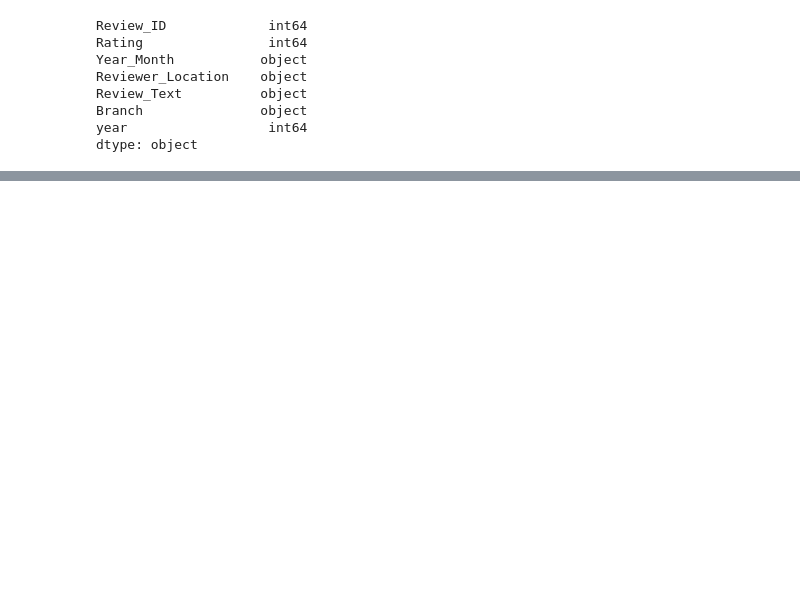
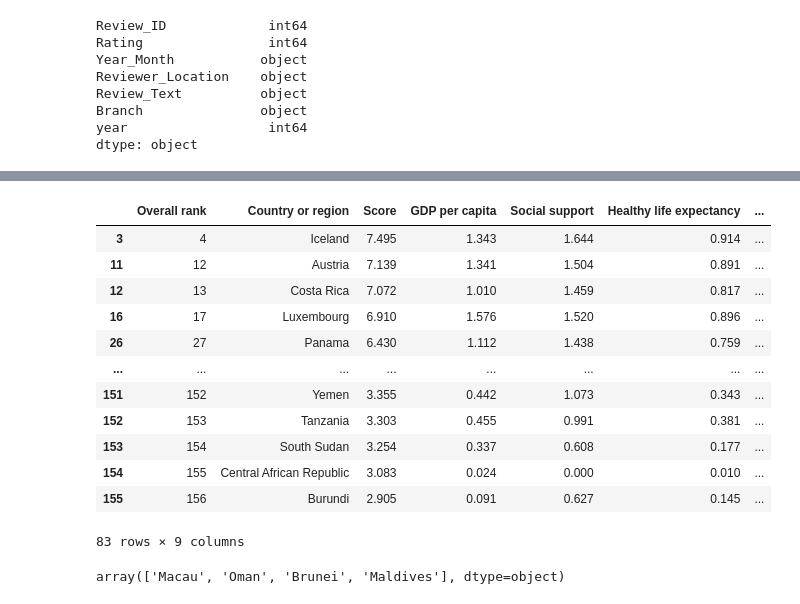
Before and after one commit to SANAJESS/HappinessAtDisney, a Jupyter notebook: Disney Happiness.ipynb, the cells around one changed output, grey strips where cells are left out. Drawn from its saved outputs; the diff is of its cells as text; code cells hidden in the pictures; blank space fills up the shorter version.

```diff
--- a/Disney Happiness.ipynb
+++ b/Disney Happiness.ipynb
@@ -85,0 +92,2 @@ dtype: object
+# %%
+disney = disney.rename(columns={'Review_ID':'id','Rating':'rating','Reviewer_Location':'country', 'Review_Text':'review','Branch':'park'})
@@ -85,0 +103,4 @@ dtype: object
+# %%
+disney = disney.drop(columns="Year_Month")
+# %%
+disney_2018 = disney.loc[disney["year"]==2018,:]
@@ -85,0 +117,2 @@ dtype: object
+# %%
+disney_countries = list(set(disney_2018["country"].to_list()))
@@ -85,0 +121,20 @@ dtype: object
+# %%
+happiness[~happiness["Country or region"].isin(disney_countries)]
+# %% [output]
+|  | Overall rank | Country or region | Score | GDP per capita | Social support | Healthy life expectancy | ... |
+| 3 | 4 | Iceland | 7.495 | 1.343 | 1.644 | 0.914 | ... |
+| 11 | 12 | Austria | 7.139 | 1.341 | 1.504 | 0.891 | ... |
+| 12 | 13 | Costa Rica | 7.072 | 1.010 | 1.459 | 0.817 | ... |
+| 16 | 17 | Luxembourg | 6.910 | 1.576 | 1.520 | 0.896 | ... |
+| 26 | 27 | Panama | 6.430 | 1.112 | 1.438 | 0.759 | ... |
+| ... | ... | ... | ... | ... | ... | ... | ... |
+| 151 | 152 | Yemen | 3.355 | 0.442 | 1.073 | 0.343 | ... |
+| 152 | 153 | Tanzania | 3.303 | 0.455 | 0.991 | 0.381 | ... |
+| 153 | 154 | South Sudan | 3.254 | 0.337 | 0.608 | 0.177 | ... |
+| 154 | 155 | Central African Republic | 3.083 | 0.024 | 0.000 | 0.010 | ... |
+| 155 | 156 | Burundi | 2.905 | 0.091 | 0.627 | 0.145 | ... |
+83 rows × 9 columns
+# %%
+disney_2018[~disney_2018["country"].isin(happiness_countries)]["country"].unique()
+# %% [output]
+array(['Macau', 'Oman', 'Brunei', 'Maldives'], dtype=object)
```
Also changed, not shown: parts of 16 cells of this notebook, 1 other file.
